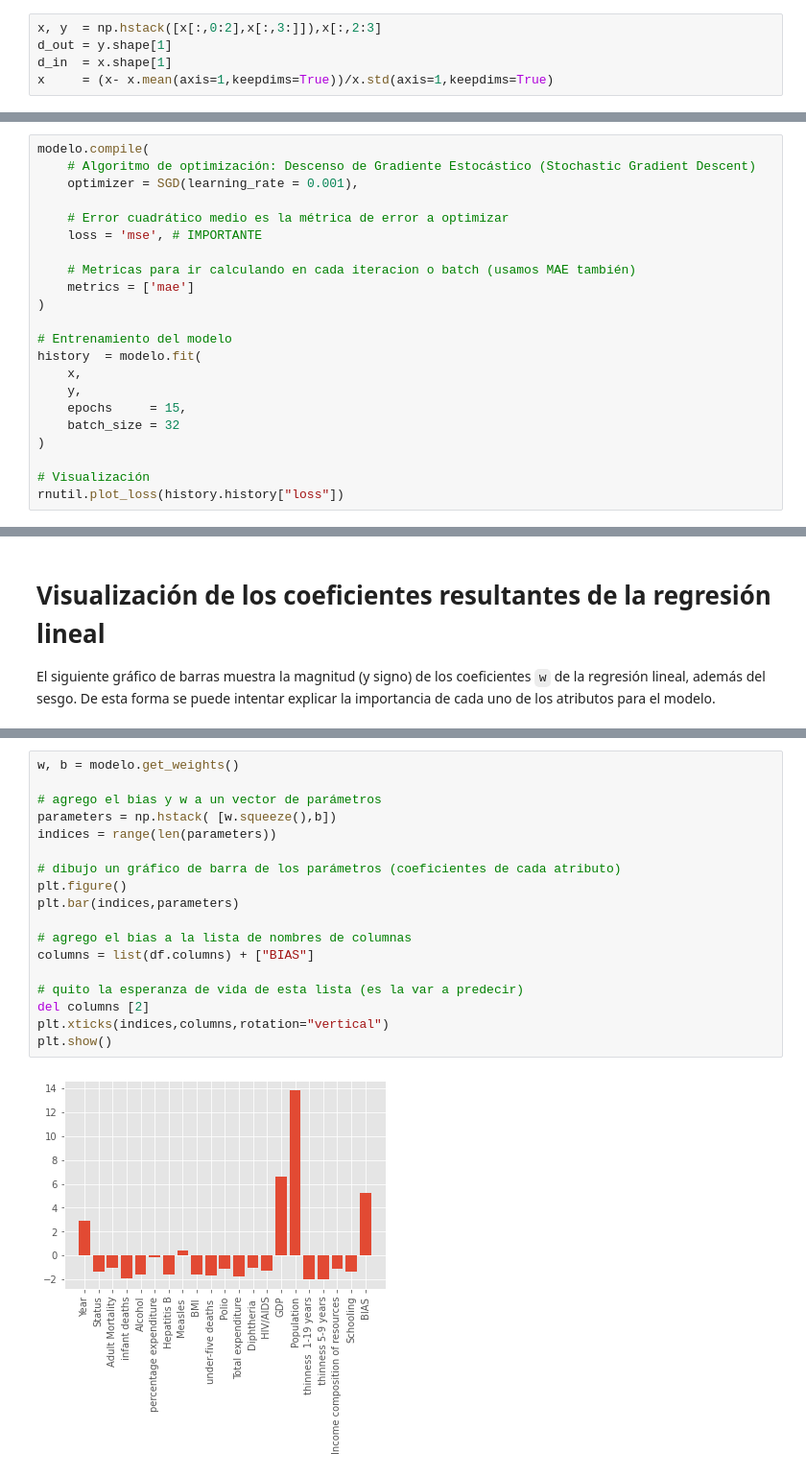
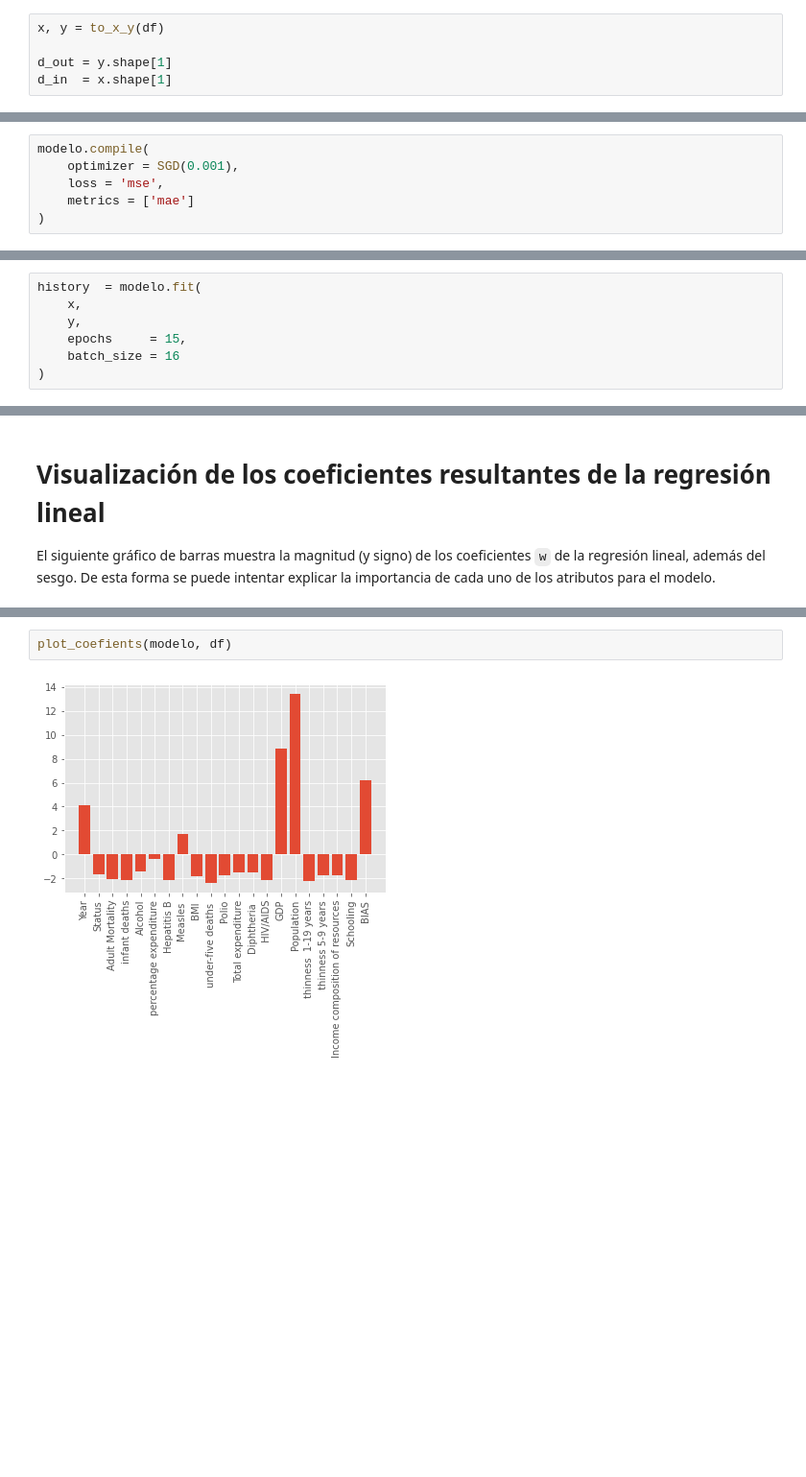
Before and after one commit to vfred0/rn, a Jupyter notebook: Unidad 2/03. Regresión Lineal Múltiple y Descenso de Gradiente Estocástico/Actividades/Expectativa de Vida - WHO - resuelto.ipynb, the cells around one changed output, grey strips where cells are left out. Shown at 96% size. Drawn from its saved outputs; the diff is of its cells as text; blank space fills up the shorter version.

```diff
--- a/Unidad 2/03. Regresión Lineal Múltiple y Descenso de Gradiente Estocástico/Actividades/Expectativa de Vida - WHO - resuelto.ipynb
+++ b/Unidad 2/03. Regresión Lineal Múltiple y Descenso de Gradiente Estocástico/Actividades/Expectativa de Vida - WHO - resuelto.ipynb
@@ -46,10 +75,10 @@ Index(['Country', 'Year', 'Status', 'Life expectancy ', 'Adult Mortality',
 # %% [markdown]
 Separar en columnas de entrada y de salida:
 # %%
-x, y  = np.hstack([x[:,0:2],x[:,3:]]),x[:,2:3]
+x, y = to_x_y(df)
+
 d_out = y.shape[1]
 d_in  = x.shape[1]
-x     = (x- x.mean(axis=1,keepdims=True))/x.std(axis=1,keepdims=True)
 # %% [markdown]
 Creación del modelo inicial:
 # %%
@@ -74,2 +102,8 @@ To enable them in other operations, rebuild TensorFlow with the appropriate comp
 # %% [markdown]
 Creo el optimizador y compilo el modelo para usarlo:
+# %%
+modelo.compile(
+    optimizer = SGD(0.001),
+    loss = 'mse',
+    metrics = ['mae']
+)
@@ -76,24 +112,9 @@ Creo el optimizador y compilo el modelo para usarlo:
 # %%
-modelo.compile(
-    # Algoritmo de optimización: Descenso de Gradiente Estocástico (Stochastic Gradient Descent)
-    optimizer = SGD(learning_rate = 0.001),
-
-    # Error cuadrático medio es la métrica de error a optimizar
-    loss = 'mse', # IMPORTANTE
-
-    # Metricas para ir calculando en cada iteracion o batch (usamos MAE también)
-    metrics = ['mae']
-)
-
-# Entrenamiento del modelo
 history  = modelo.fit(
     x,
     y,
     epochs     = 15,
-    batch_size = 32
+    batch_size = 16
 )
-
-# Visualización
-rnutil.plot_loss(history.history["loss"])
 # %% [output]
 Epoch 1/15
@@ -121,20 +173,4 @@ El siguiente gráfico de barras muestra la magnitud (y signo) de los coeficiente
 # %%
-w, b = modelo.get_weights()
-
-# agrego el bias y w a un vector de parámetros
-parameters = np.hstack( [w.squeeze(),b])
-indices = range(len(parameters))
-
-# dibujo un gráfico de barra de los parámetros (coeficientes de cada atributo)
-plt.figure()
-plt.bar(indices,parameters)
-
-# agrego el bias a la lista de nombres de columnas
-columns = list(df.columns) + ["BIAS"]
-
-# quito la esperanza de vida de esta lista (es la var a predecir)
-del columns [2]
-plt.xticks(indices,columns,rotation="vertical")
-plt.show()
+plot_coefients(modelo, df)
 # %% [output]
-[figure, old version]
+[figure, new version]
```
Also changed, not shown: parts of 17 cells of this notebook.
